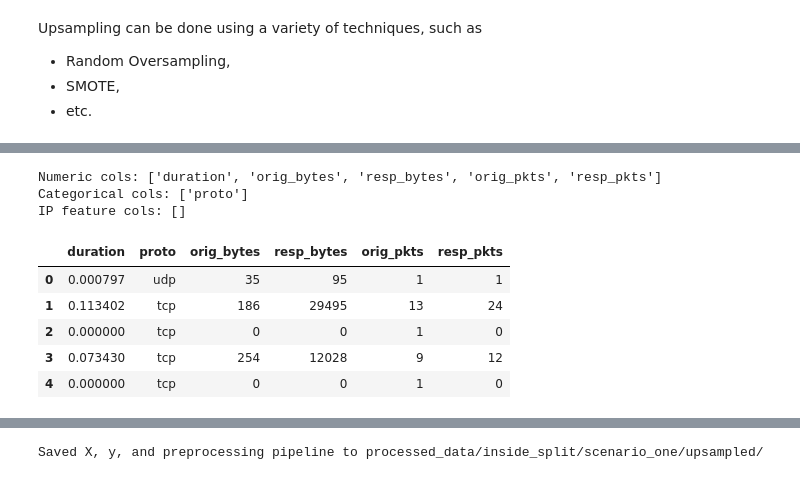
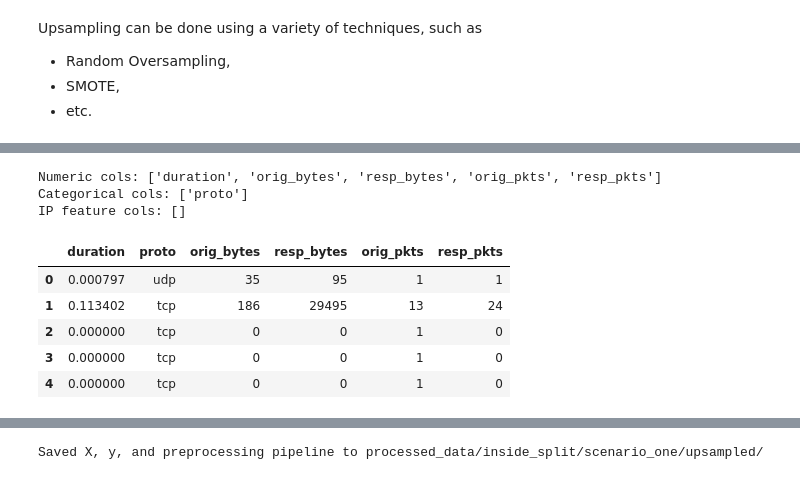
Before and after one commit to sofiaburkow/DeepChronos, a Jupyter notebook: experiments/preprocessing/balance_datasets.ipynb, the cells around one changed output, grey strips where cells are left out. Cells and saved outputs as stored; diff of their text form; code cells hidden in the pictures.

```diff
--- a/experiments/preprocessing/balance_datasets.ipynb
+++ b/experiments/preprocessing/balance_datasets.ipynb
@@ -45,5 +45,5 @@ def check_class_distribution(y, phases=[1,2,3,4,5], plot=False):
 
     return num_samples_per_phase
 # %%
-y = df["phase"]
+y_phases = df["phase"]
 # %%
@@ -150,14 +144,21 @@ Before upsampling: {5: 20261, 3: 17, 4: 13, 1: 9, 2: 12}
 # %%
-counts = Counter(df_train['phase'])
-print('Before upsampling:', Counter(counts))
+def upsample_classes(X, y, desired_target, phases_to_upsample=[1,2,3,4], mode='random'):
 
-desired_target = max(train_num_samples_per_phase.values()) # TODO: might lead to bugs later
-print('Desired target:', desired_target)
+    counts = Counter(y)
+    print('Before upsampling:', Counter(counts))
 
-sampling_strategy = {p: max(counts[p], desired_target) for p in counts if p != 0 and p != 5}
-print('Sampling strategy (per-phase target):', sampling_strategy)
+    sampling_strategy = {p: desired_target for p in phases_to_upsample}
+    print('Sampling strategy (per-phase target):', sampling_strategy)
 
-ros = RandomOverSampler(sampling_strategy=sampling_strategy, random_state=SEED)
-X_train_resampled, y_train_resampled = ros.fit_resample(X_train, y_train)
-X_train_resampled = pd.DataFrame(X_train_resampled, columns=X_train.columns)
-print('After upsampling:', Counter(y_train_resampled))
+    if mode == 'smote':
+        smote = SMOTE(sampling_strategy=sampling_strategy, random_state=SEED)
+        X_resampled, y_resampled = smote.fit_resample(X, y)
+        X_resampled = pd.DataFrame(X_resampled, columns=X.columns)
+    else:  # Default to random oversampling
+        ros = RandomOverSampler(sampling_strategy=sampling_strategy, random_state=SEED)
+        X_resampled, y_resampled = ros.fit_resample(X, y)
+        X_resampled = pd.DataFrame(X_resampled, columns=X.columns)
+
+    print('After upsampling:', Counter(y_resampled))
+
+    return X_resampled, y_resampled
@@ -187,0 +165,11 @@ X_train_resampled.head()
+# %%
+# Upsample using Random Oversampling
+counts = Counter(y_train_phases)
+phase = 5
+desired_target = counts[phase]
+print(f'Desired target: {desired_target}\n')
+
+X_train_upsampled, y_train_upsampled = upsample_classes(
+    df_train, y_train_phases, desired_target=desired_target, phases_to_upsample=[1,2,3,4], mode='random'
+)
+X_train_upsampled.head()
@@ -192,24 +192,24 @@ feature_set = ["duration", "proto", "orig_bytes", "resp_bytes", "orig_pkts", "re
 # %%
 # Prepare features
 df_train_features, numeric_cols, categorical_cols, ip_feature_cols = prepare_data(
-    X_train_resampled, feature_set, ip_encoding=ip_encoding,
+    X_train_upsampled, feature_set, ip_encoding=ip_encoding,
 )
 df_test_features, _, _, _ = prepare_data(
     df_test, feature_set, ip_encoding=ip_encoding,
 )
 
 print("Numeric cols:", numeric_cols)
 print("Categorical cols:", categorical_cols)
 print("IP feature cols:", ip_feature_cols)
 
 df_train_features.head()
 # %% [output]
 Numeric cols: ['duration', 'orig_bytes', 'resp_bytes', 'orig_pkts', 'resp_pkts']
 Categorical cols: ['proto']
 IP feature cols: []
 |  | duration | proto | orig_bytes | resp_bytes | orig_pkts | resp_pkts |
 | 0 | 0.000797 | udp | 35 | 95 | 1 | 1 |
 | 1 | 0.113402 | tcp | 186 | 29495 | 13 | 24 |
 | 2 | 0.000000 | tcp | 0 | 0 | 1 | 0 |
-| 3 | 0.073430 | tcp | 254 | 12028 | 9 | 12 |
+| 3 | 0.000000 | tcp | 0 | 0 | 1 | 0 |
 | 4 | 0.000000 | tcp | 0 | 0 | 1 | 0 |
```
Also changed, not shown: parts of 21 cells of this notebook.
